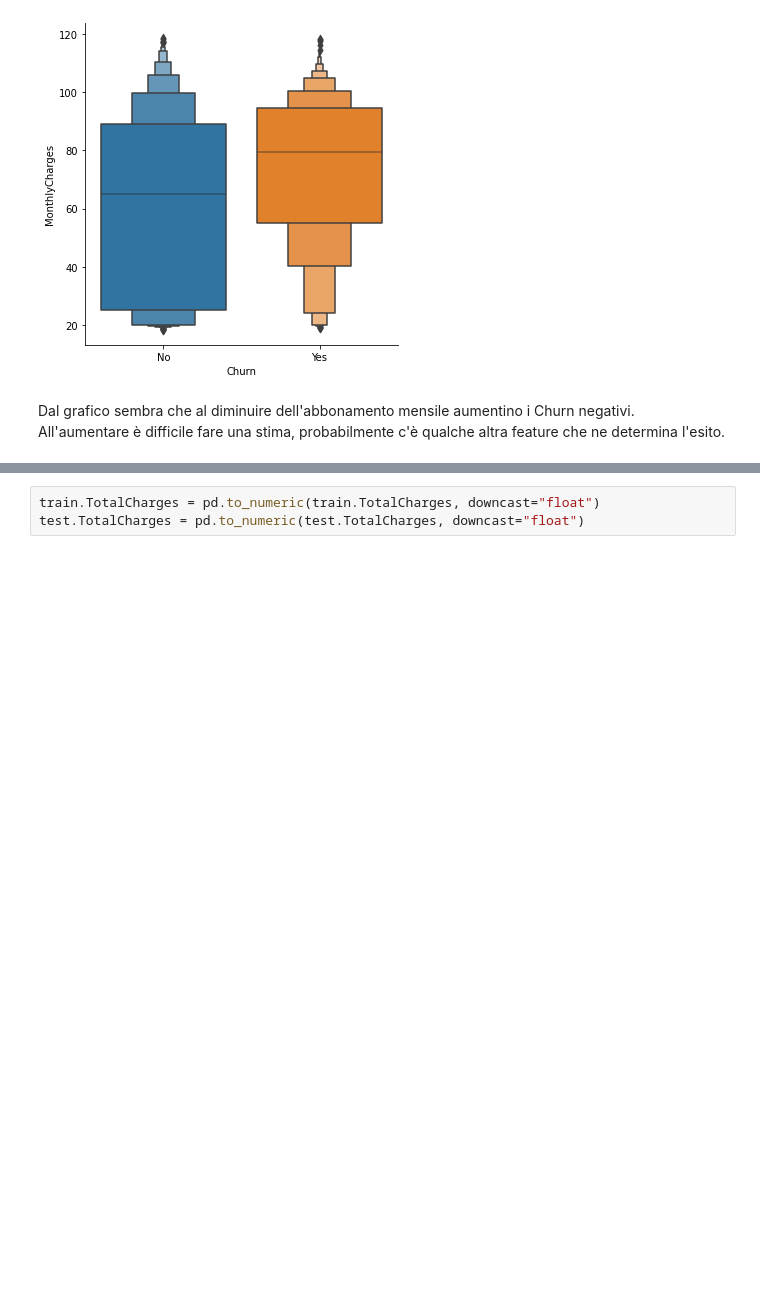
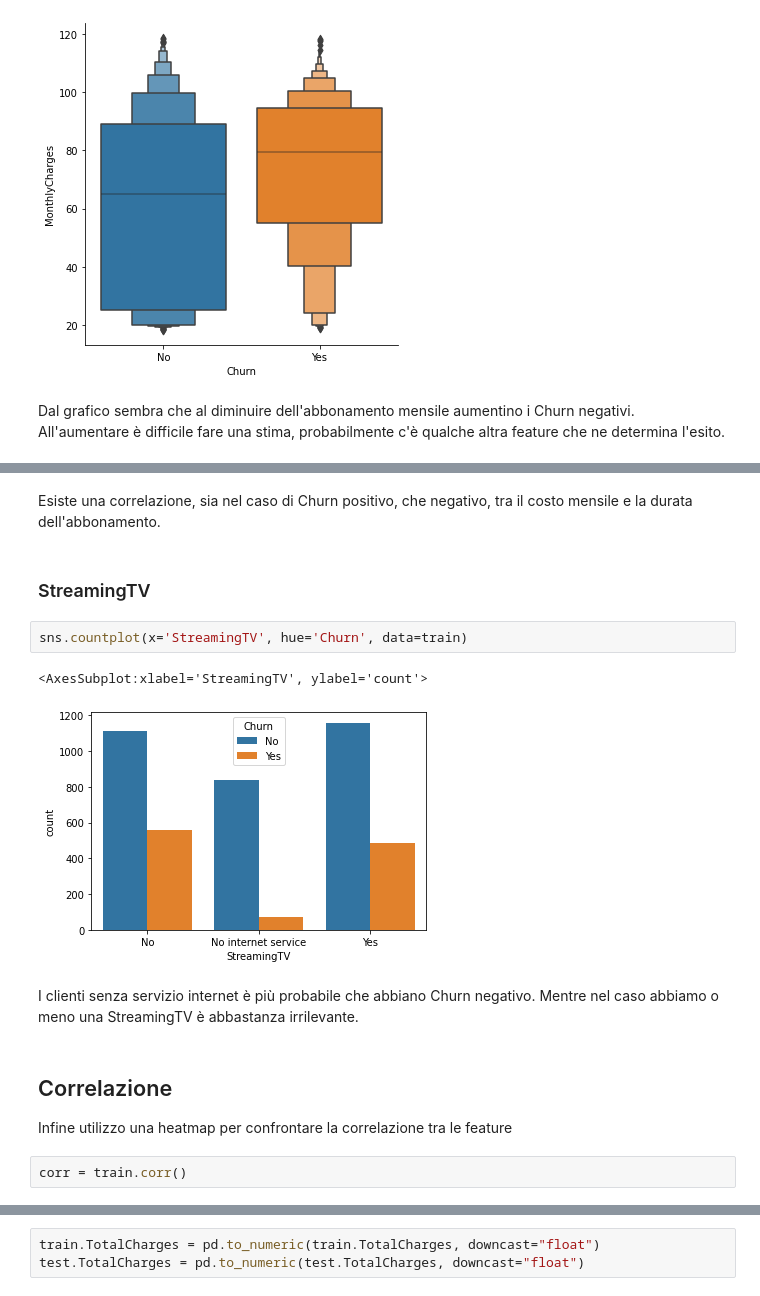
Before and after one commit to muccijacopo/TelcoChurn-Challenge-AI, a Jupyter notebook: training.ipynb, the cells around one changed output, grey strips where cells are left out. Saved outputs shown, nothing was run; the diff lists cells and outputs as text; blank space fills up the shorter version.

```diff
--- a/training.ipynb
+++ b/training.ipynb
@@ -185,0 +194,16 @@ NameError: name 'df' is not defined
+# %% [markdown]
+Esiste una correlazione, sia nel caso di Churn positivo, che negativo, tra il costo mensile e la durata dell'abbonamento.
+# %% [markdown]
+### StreamingTV
+# %%
+sns.countplot(x='StreamingTV', hue='Churn', data=train)
+# %% [output]
+<AxesSubplot:xlabel='StreamingTV', ylabel='count'>
+[figure, added]
+# %% [markdown]
+I clienti senza servizio internet è più probabile che abbiano Churn negativo. Mentre nel caso abbiamo o meno una StreamingTV è abbastanza irrilevante.
+# %% [markdown]
+## Correlazione
+Infine utilizzo una heatmap per confrontare la correlazione tra le feature
+# %%
+corr = train.corr()
```
Also changed, not shown: parts of 43 cells of this notebook.
